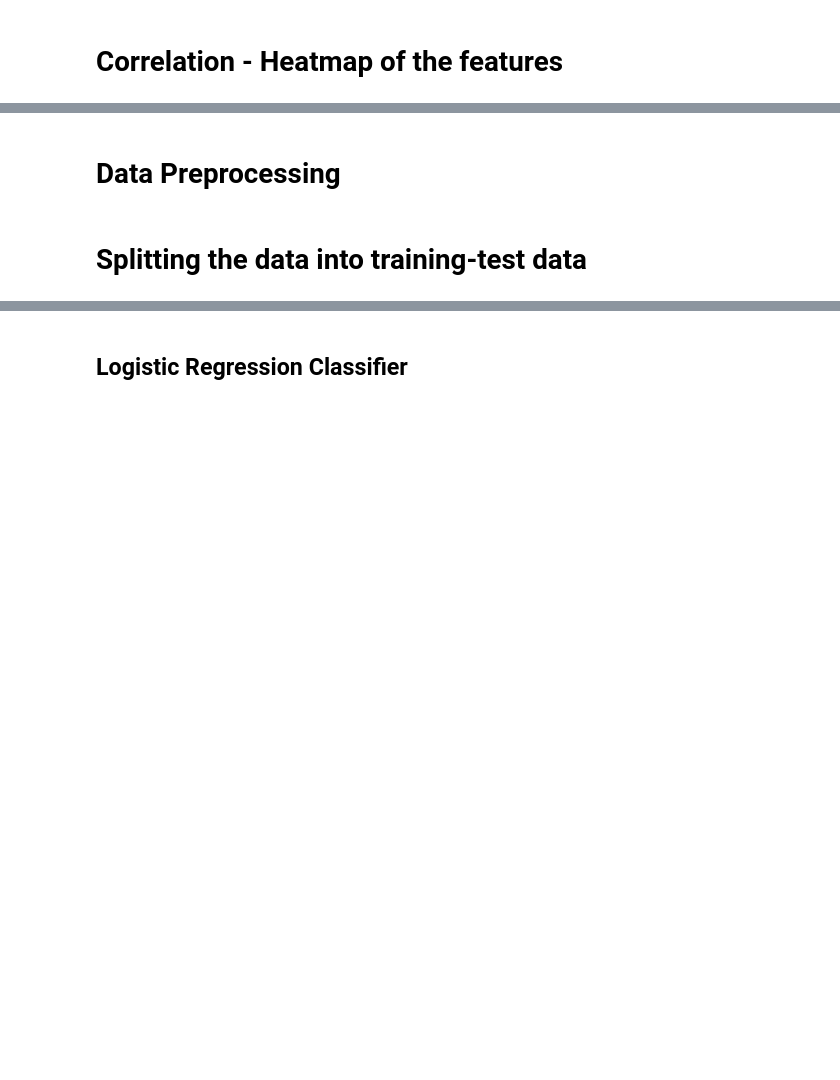
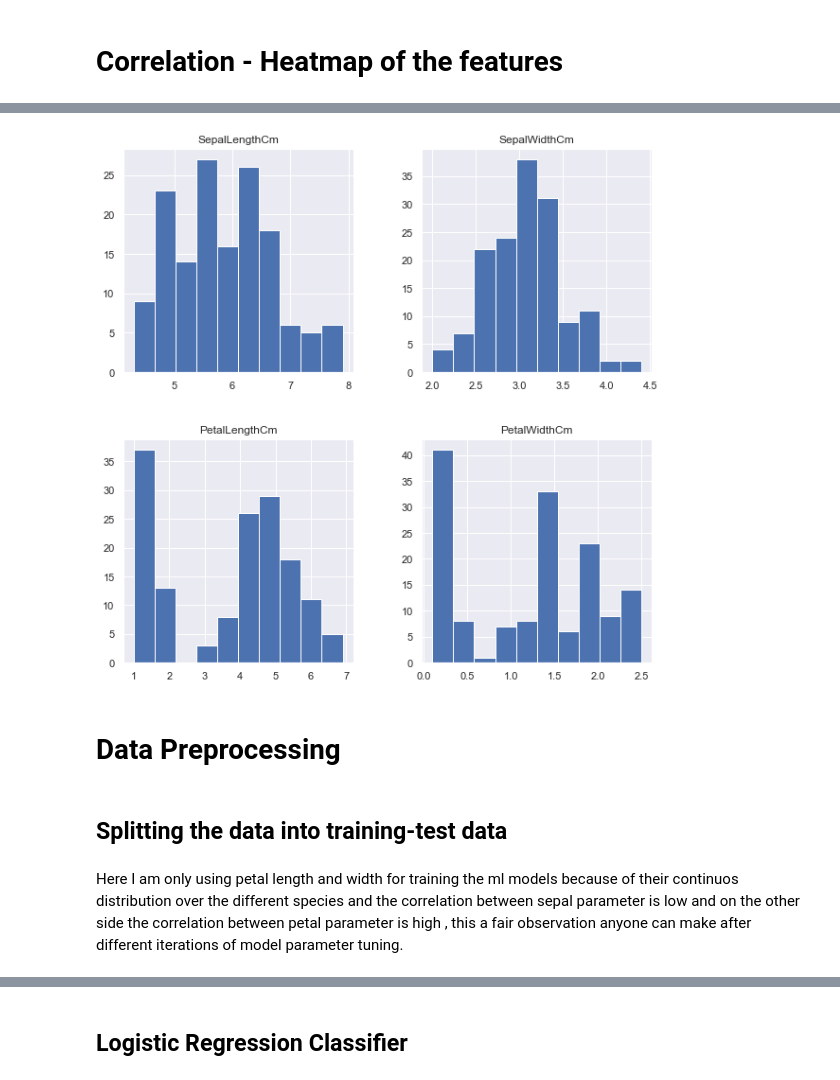
Before and after one commit to bajajvatsal/Iris-Dataset, a Jupyter notebook: iris-dataset-classification.ipynb, the cells around one changed output, grey strips where cells are left out. Saved outputs shown, nothing was run; the diff lists cells and outputs as text; code cells hidden in the pictures; blank space fills up the shorter version.

```diff
--- a/iris-dataset-classification.ipynb
+++ b/iris-dataset-classification.ipynb
@@ -85,3 +134,8 @@ plt.show()
+# %%
+df_copy.hist(figsize=(10,10))
+plt.show()
+# %% [output]
+[figure, added]
 # %% [markdown]
 # Data Preprocessing
 # %%
@@ -92,7 +143,9 @@ df.drop(["Id"], axis=1)
 le = LabelEncoder()
 df["Species"] = le.fit_transform(df["Species"])
 # %% [markdown]
-# Splitting the data into training-test data
+## Splitting the data into training-test data
+# %% [markdown]
+Here I am only using petal length and width for training the ml models because of their continuos distribution over the different species and the correlation between sepal parameter is low and on the other side the correlation between petal parameter is high , this a fair observation anyone can make after different iterations of model parameter tuning.
 # %%
 X = df.iloc[:, 3:5].values
 y = df.iloc[:, -1:].values
```
Also changed, not shown: parts of 31 cells of this notebook, 3 other files.
